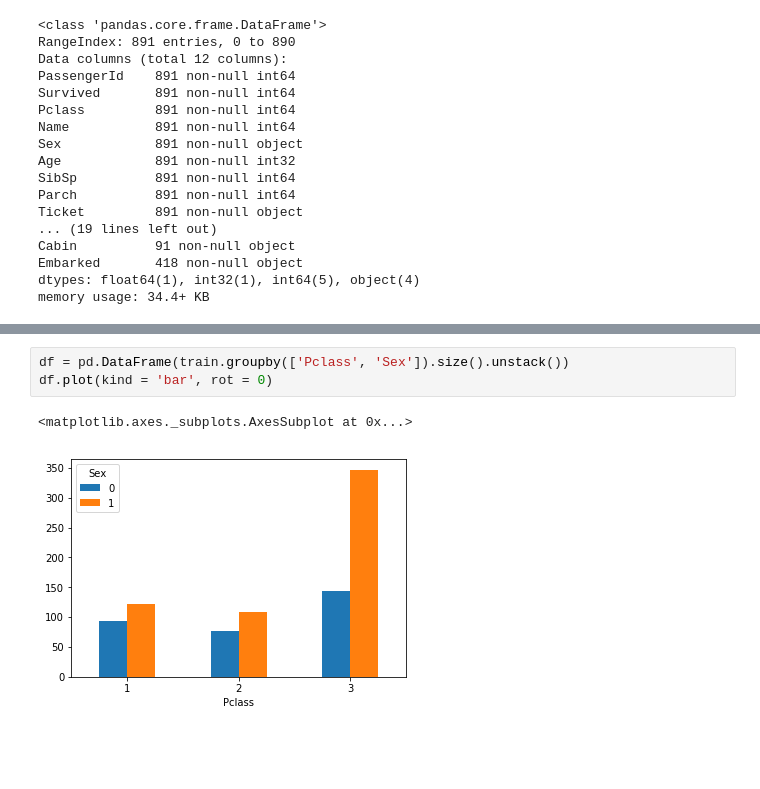
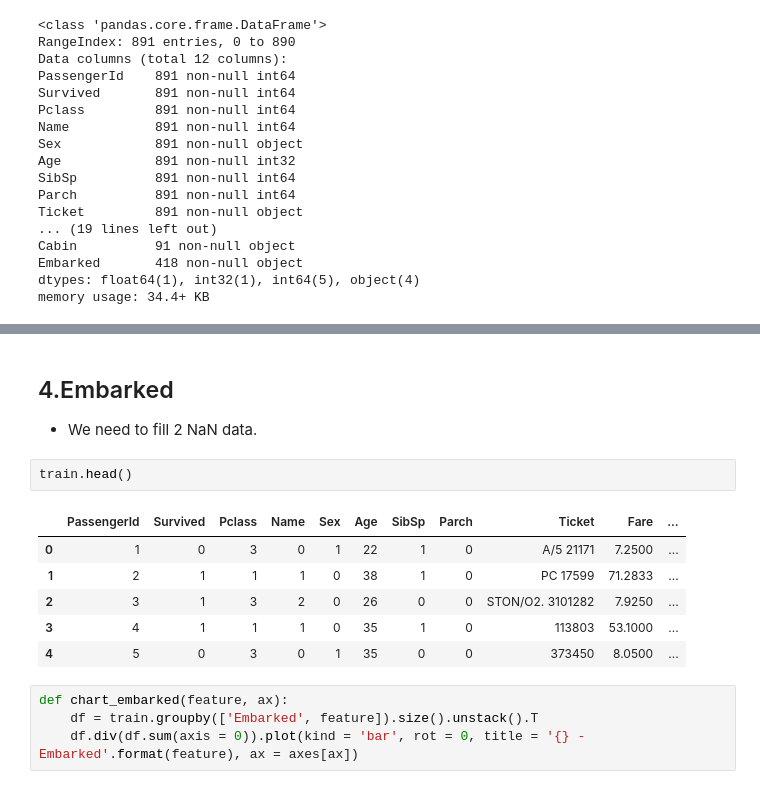
Before and after one commit to gjustin40/Kaggle, a Jupyter notebook: Titanic/Kaggle_Titanic.ipynb, the cells around one changed output, grey strips where cells are left out. Cells and saved outputs as stored; diff of their text form; blank space fills up the shorter version.

```diff
--- a/Titanic/Kaggle_Titanic.ipynb
+++ b/Titanic/Kaggle_Titanic.ipynb
@@ -300,6 +296,16 @@ chart_bar('Pclass')
-# %%
-df = pd.DataFrame(train.groupby(['Pclass', 'Sex']).size().unstack())
-df.plot(kind = 'bar', rot = 0)
-# %% [output]
-<matplotlib.axes._subplots.AxesSubplot at 0x...>
-[figure, removed]
+# %% [markdown]
+## 4.Embarked
+- We need to fill 2 NaN data.
+# %%
+train.head()
+# %% [output]
+|  | PassengerId | Survived | Pclass | Name | Sex | Age | SibSp | Parch | Ticket | Fare | ... |
+| 0 | 1 | 0 | 3 | 0 | 1 | 22 | 1 | 0 | A/5 21171 | 7.2500 | ... |
+| 1 | 2 | 1 | 1 | 1 | 0 | 38 | 1 | 0 | PC 17599 | 71.2833 | ... |
+| 2 | 3 | 1 | 3 | 2 | 0 | 26 | 0 | 0 | STON/O2. 3101282 | 7.9250 | ... |
+| 3 | 4 | 1 | 1 | 1 | 0 | 35 | 1 | 0 | 113803 | 53.1000 | ... |
+| 4 | 5 | 0 | 3 | 0 | 1 | 35 | 0 | 0 | 373450 | 8.0500 | ... |
+# %%
+def chart_embarked(feature, ax):
+    df = train.groupby(['Embarked', feature]).size().unstack().T
+    df.div(df.sum(axis = 0)).plot(kind = 'bar', rot = 0, title = '{} - Embarked'.format(feature), ax = axes[ax])
```
Also changed, not shown: parts of 14 cells of this notebook.
